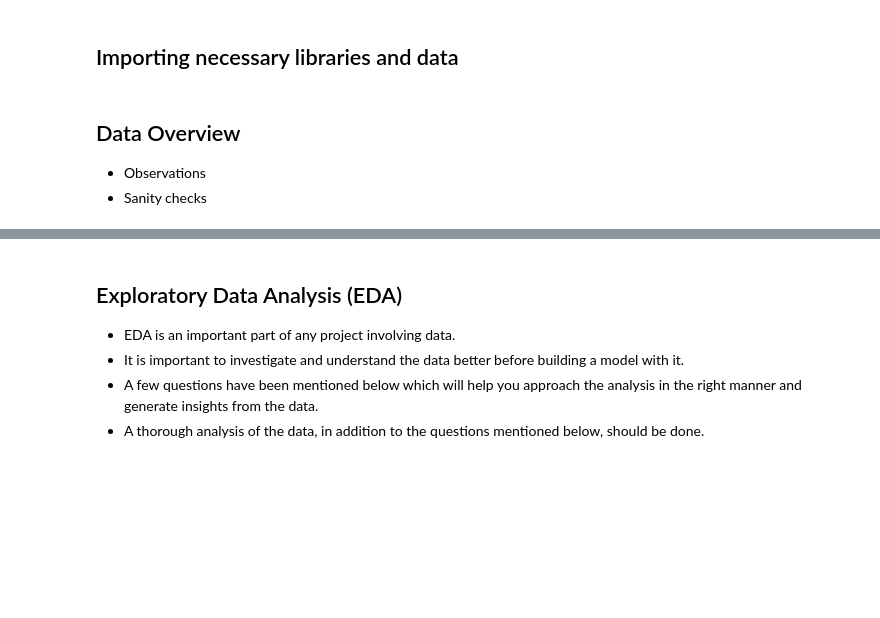
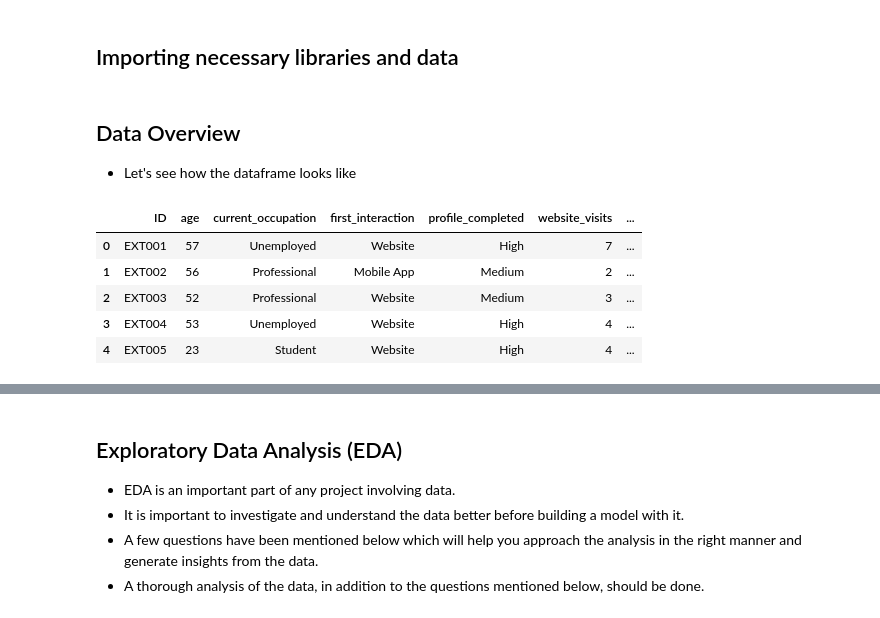
Before and after one commit to jpreyesm03/ExtraaLearn-Machine-Learning-Models, a Jupyter notebook: FCV Potential Customers Prediction.ipynb, the cells around one changed output, grey strips where cells are left out. Cells and saved outputs as stored; diff of their text form; code cells hidden in the pictures; blank space fills up the shorter version.

```diff
--- a/FCV Potential Customers Prediction.ipynb
+++ b/FCV Potential Customers Prediction.ipynb
@@ -106,7 +106,16 @@ from sklearn.metrics import (
 # %% [markdown]
 ## Data Overview
 
-- Observations
-- Sanity checks
+- Let's see how the dataframe looks like
 # %%
-origian_data = pd.read_csv("")
+original_data = pd.read_csv(r"C:\Users\jprey\OneDrive\Escritorio\JP\KUL\5th Semester (Polimi)\MIT IDSS\Classification and Hypothesis Testing\Extraa_learn.csv")
+data = original_data.copy()
+# %%
+data.head()
+# %% [output]
+|  | ID | age | current_occupation | first_interaction | profile_completed | website_visits | ... |
+| 0 | EXT001 | 57 | Unemployed | Website | High | 7 | ... |
+| 1 | EXT002 | 56 | Professional | Mobile App | Medium | 2 | ... |
+| 2 | EXT003 | 52 | Professional | Website | Medium | 3 | ... |
+| 3 | EXT004 | 53 | Unemployed | Website | High | 4 | ... |
+| 4 | EXT005 | 23 | Student | Website | High | 4 | ... |
```
Also changed, not shown: parts of 20 cells of this notebook.
